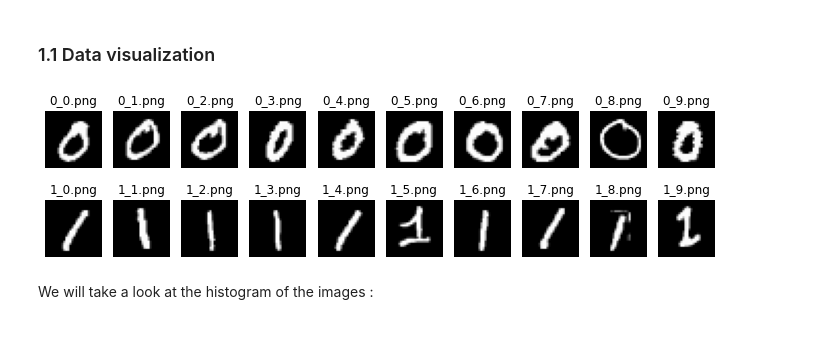
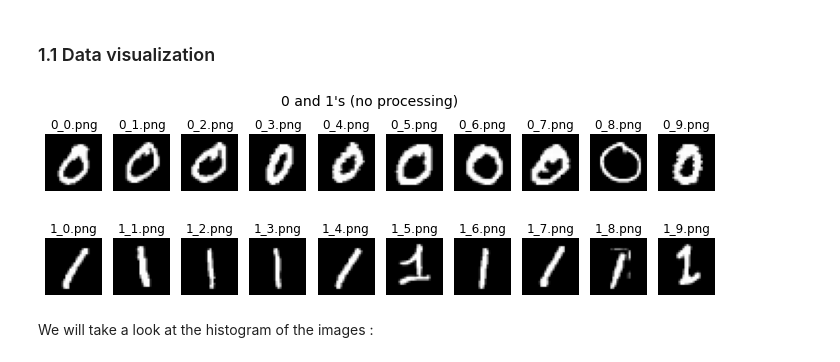
Before and after one commit to aalshabaan/iapr, a Jupyter notebook: labs/lab_02_object_description.ipynb, the cells around one changed output. Drawn from its saved outputs; the diff is of its cells as text; code cells hidden in the pictures; blank space fills up the shorter version.

```diff
--- a/labs/lab_02_object_description.ipynb
+++ b/labs/lab_02_object_description.ipynb
@@ -75,37 +75,41 @@ def load(path, digit='0'):
     return digit_im, digit_names
 
 
-def plot_imgs(imgs, names):
+def plot_imgs(imgs, names, title=None):
     nb_digits = len(imgs)
     nb_imgs = imgs[0].shape[0]
     # Plot images
-    fig, axes = plt.subplots(nb_digits, nb_imgs, figsize=(12, 3))
+    fig, axes = plt.subplots(nb_digits, nb_imgs, figsize=(12, 3.5))
     for l_axis, l_imgs, l_names in zip(axes, imgs, names):
         for ax, im, nm in zip(l_axis, l_imgs, l_names):
             ax.imshow(im, cmap='gray')
             ax.axis('off')
             ax.set_title(nm)
+    if title:
+        fig.suptitle(title, fontsize=14)
+#     plt.tight_layout()
+    plt.show()
 
 #  Load zeros and ones
 zeros_im, zeros_names = load(data_part1, digit='0')
 ones_im, ones_names = load(data_part1, digit='1')
 
-plot_imgs([zeros_im, ones_im], [zeros_names, ones_names])
+plot_imgs([zeros_im, ones_im], [zeros_names, ones_names], "0 and 1's (no processing)")
 
 # juste pour garder mais on peut le supprimer si vous voulez
 
 # Plot images
 # fig, axes = plt.subplots(2, len(zeros_im), figsize=(12, 3))
 # for ax, im, nm in zip(axes[0], zeros_im, zeros_names):
 #     ax.imshow(im, cmap='gray')
 #     ax.axis('off')
 #     ax.set_title(nm)
 # for ax, im, nm in zip(axes[1], ones_im, ones_names):
 #     ax.imshow(im, cmap='gray')
 #     ax.axis('off')
 #     ax.set_title(nm)
 # %% [output]
-[figure, old version]
+[figure, new version]
 # %% [markdown]
 We will take a look at the histogram of the images :
 # %%
```
Also changed, not shown: parts of 24 cells of this notebook.
